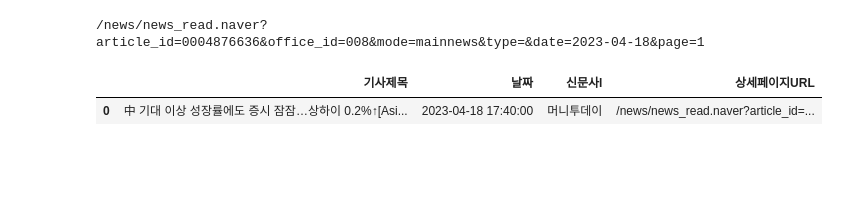
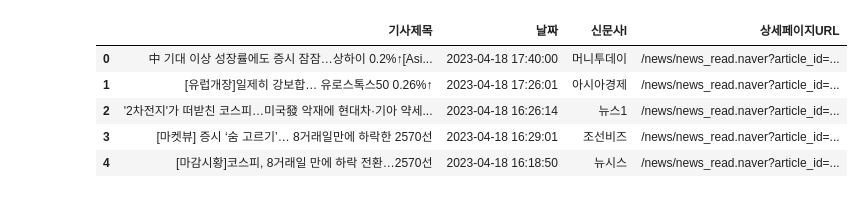
Before and after one commit to JeonJongDae/dinner_stock_AI, a Jupyter notebook: 4주차/데이터수집_과제_20230418.ipynb, the cells around one changed output. Drawn from its saved outputs; the diff is of its cells as text; code cells hidden in the pictures; blank space fills up the shorter version.

```diff
--- a/4주차/데이터수집_과제_20230418.ipynb
+++ b/4주차/데이터수집_과제_20230418.ipynb
@@ -8,5 +8,6 @@ import requests
 url = 'https://finance.naver.com/news/mainnews.naver'
 response = requests.get(url)
 soup = BeautifulSoup(response.text, 'lxml')
-main_new=soup.findAll('div', {'class': 'mainNewsList'})
+#main_new=soup.findAll('div', {'class': 'mainNewsList'})
+main_new=soup.find_all('li', {'class':'block1'})
 main_new
@@ -13,27 +32,37 @@ main_new
 # %%
 title_list=[]
 date_list=[]
 company_list=[]
 url_list=[]
 doc_list = []
+cnt =0
 for news in main_new:
-    title=news.find('dd', {'class':'articleSubject'}).text.strip()
+    if cnt==1:
+        title=news.find('a').text.strip()
+        title_list.append(title)
+    else:
+        title1=news.find('dd', {'class':'articleSubject'}).text.strip()
+        title_list.append(title1)
+    cnt+=1
     date= news.find('span', {'class':'wdate'}).text
     company = news.find('span', {'class':'press'}).text
     #urladd = news.find('dt', {'class':'thumb'})
     urladd = news.find('a').get('href')
 
-    title_list.append(title)
+
     date_list.append(date)
     company_list.append(company)
     url_list.append(urladd)
-    print(urladd)
+
 df = pd.DataFrame({"기사제목": title_list, "날짜" : date_list, "신문사l": company_list, "상세페이지URL":url_list})
 df.head()
 # %% [output]
-/news/news_read.naver?article_id=0004876636&office_id=008&mode=mainnews&type=&date=2023-04-18&page=1
 |  | 기사제목 | 날짜 | 신문사l | 상세페이지URL |
 | 0 | 中 기대 이상 성장률에도 증시 잠잠…상하이 0.2%↑[Asi... | 2023-04-18 17:40:00 | 머니투데이 | /news/news_read.naver?article_id=... |
+| 1 | [유럽개장]일제히 강보합… 유로스톡스50 0.26%↑ | 2023-04-18 17:26:01 | 아시아경제 | /news/news_read.naver?article_id=... |
+| 2 | '2차전지'가 떠받친 코스피…미국發 악재에 현대차·기아 약세... | 2023-04-18 16:26:14 | 뉴스1 | /news/news_read.naver?article_id=... |
+| 3 | [마켓뷰] 증시 ‘숨 고르기’… 8거래일만에 하락한 2570선 | 2023-04-18 16:29:01 | 조선비즈 | /news/news_read.naver?article_id=... |
+| 4 | [마감시황]코스피, 8거래일 만에 하락 전환…2570선 | 2023-04-18 16:18:50 | 뉴시스 | /news/news_read.naver?article_id=... |
 # %%
 basic_url = "https://finance.naver.com"
 for i in range(len(df)):
```
Also changed, not shown: parts of 3 cells of this notebook.
